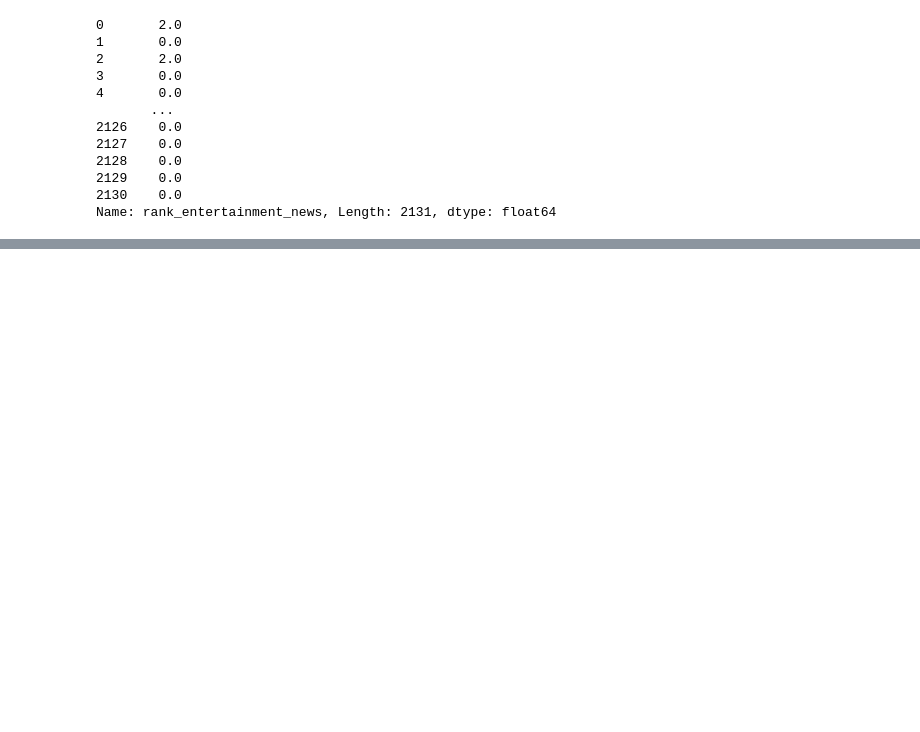
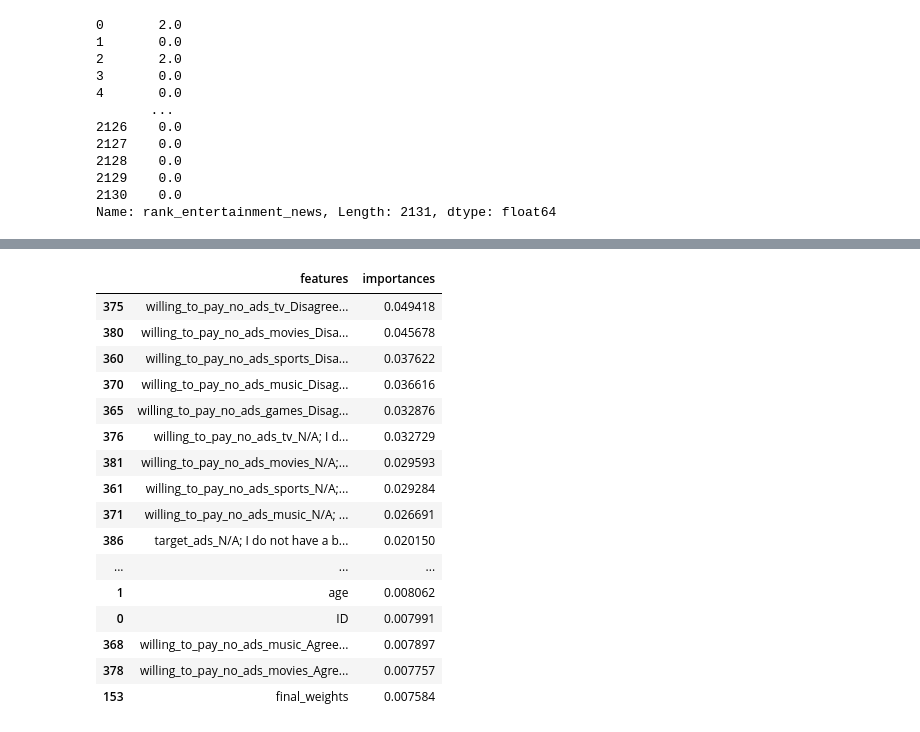
Before and after one commit to abhilashbiswas/customer_segmentation_for_news_outlet, a Jupyter notebook: eda.ipynb, the cells around one changed output, grey strips where cells are left out. Cells and saved outputs as stored; diff of their text form; code cells hidden in the pictures; blank space fills up the shorter version.

```diff
--- a/eda.ipynb
+++ b/eda.ipynb
@@ -408,0 +446,35 @@ Best run was number 5
+# %%
+from sklearn.ensemble import RandomForestClassifier
+from sklearn.model_selection import train_test_split
+from sklearn.metrics import accuracy_score, classification_report
+
+# Assume that X is the feature matrix (2D numpy array or pandas DataFrame)
+# and y is the target variable (1D numpy array or pandas Series)
+
+# categoricals
+target = 'willing_to_pay_no_ads_news'
+# df_x = df.drop(columns=[target, 'PC1', 'PC2'])
+df_x = df.drop(columns=[target] )
+df_x = pd.get_dummies(df_x)
+df_y = df[target]
+
+# Split the data into training and test sets
+X_train, X_test, y_train, y_test = train_test_split(df_x, df_y, test_size=0.2, random_state=42)
+
+
+# Create a random forest classifier with 100 trees
+rf_clf = RandomForestClassifier(n_estimators=500, random_state=42, min_samples_split=20, max_depth=10, max_features='sqrt')
+
+# Fit the model to the training data
+rf_clf.fit(X_train, y_train)
+
+# Use the trained model to make predictions on the test data
+y_pred = rf_clf.predict(X_test)
+
+# Evaluate the accuracy of the model
+accuracy = accuracy_score(y_test, y_pred)
+print("Accuracy:", accuracy)
+
+# Generate a classification report to see precision, recall, and F1 scores
+class_report = classification_report(y_test, y_pred)
+print(class_report)
@@ -408,0 +494,23 @@ Best run was number 5
+# %%
+fi= pd.DataFrame()
+fi['features'] = df_x.columns
+fi['importances'] = rf_clf.feature_importances_
+fi.sort_values('importances', ascending=False).head(30)
+# %% [output]
+|  | features | importances |
+| 375 | willing_to_pay_no_ads_tv_Disagree... | 0.049418 |
+| 380 | willing_to_pay_no_ads_movies_Disa... | 0.045678 |
+| 360 | willing_to_pay_no_ads_sports_Disa... | 0.037622 |
+| 370 | willing_to_pay_no_ads_music_Disag... | 0.036616 |
+| 365 | willing_to_pay_no_ads_games_Disag... | 0.032876 |
+| 376 | willing_to_pay_no_ads_tv_N/A; I d... | 0.032729 |
+| 381 | willing_to_pay_no_ads_movies_N/A;... | 0.029593 |
+| 361 | willing_to_pay_no_ads_sports_N/A;... | 0.029284 |
+| 371 | willing_to_pay_no_ads_music_N/A; ... | 0.026691 |
+| 386 | target_ads_N/A; I do not have a b... | 0.020150 |
+| ... | ... | ... |
+| 1 | age | 0.008062 |
+| 0 | ID | 0.007991 |
+| 368 | willing_to_pay_no_ads_music_Agree... | 0.007897 |
+| 378 | willing_to_pay_no_ads_movies_Agre... | 0.007757 |
+| 153 | final_weights | 0.007584 |
```
Also changed, not shown: parts of 24 cells of this notebook.
